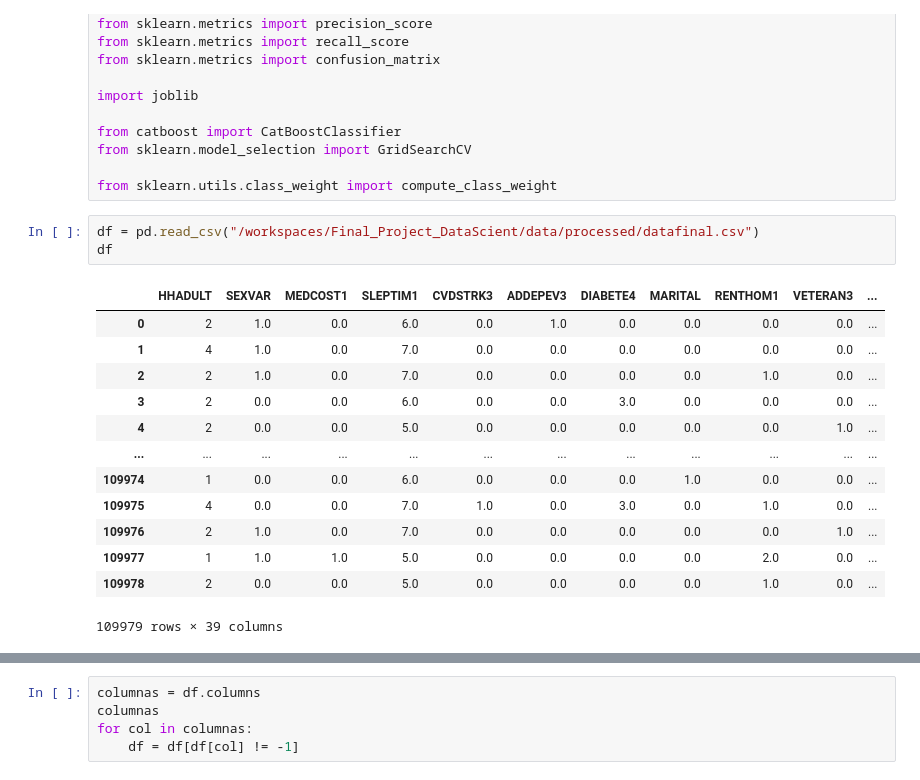
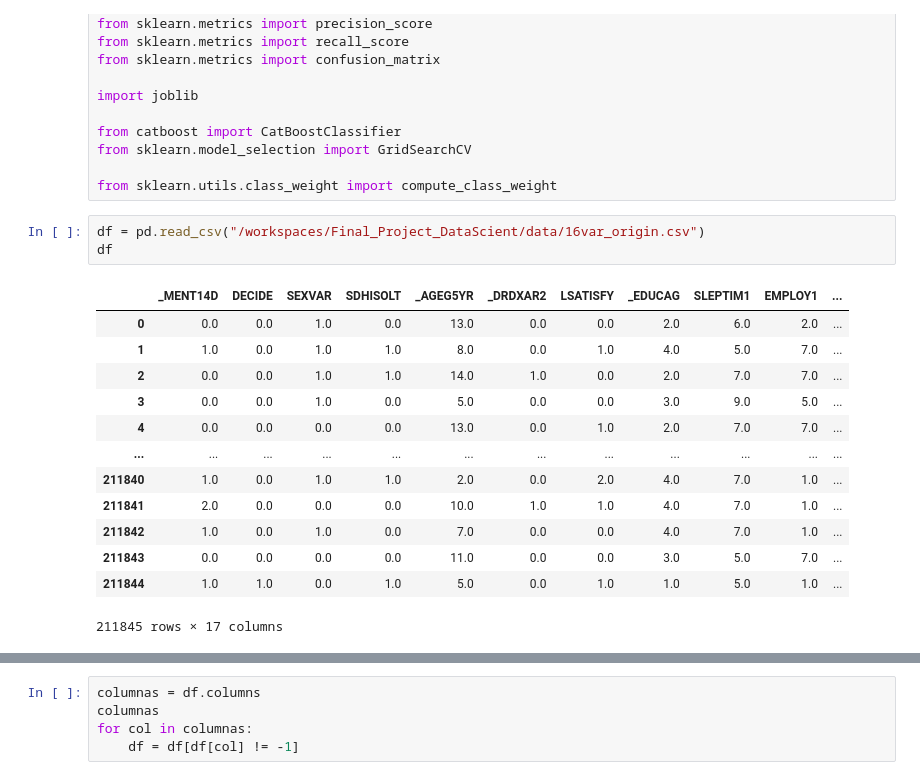
Before and after one commit to MariaDe96/Final_Project_DataScient, a Jupyter notebook: src/4_Modelo_final.ipynb, the cells around one changed output, grey strips where cells are left out. Saved outputs shown, nothing was run; the diff lists cells and outputs as text.

```diff
--- a/src/4_Modelo_final.ipynb
+++ b/src/4_Modelo_final.ipynb
@@ -20,19 +20,19 @@ from sklearn.model_selection import GridSearchCV
 
 from sklearn.utils.class_weight import compute_class_weight
 # %%
-df = pd.read_csv("/workspaces/Final_Project_DataScient/data/processed/datafinal.csv")
+df = pd.read_csv("/workspaces/Final_Project_DataScient/data/16var_origin.csv")
 df
 # %% [output]
-|  | HHADULT | SEXVAR | MEDCOST1 | SLEPTIM1 | CVDSTRK3 | ADDEPEV3 | DIABETE4 | MARITAL | RENTHOM1 | VETERAN3 | ... |
-| 0 | 2 | 1.0 | 0.0 | 6.0 | 0.0 | 1.0 | 0.0 | 0.0 | 0.0 | 0.0 | ... |
-| 1 | 4 | 1.0 | 0.0 | 7.0 | 0.0 | 0.0 | 0.0 | 0.0 | 0.0 | 0.0 | ... |
-| 2 | 2 | 1.0 | 0.0 | 7.0 | 0.0 | 0.0 | 0.0 | 0.0 | 1.0 | 0.0 | ... |
-| 3 | 2 | 0.0 | 0.0 | 6.0 | 0.0 | 0.0 | 3.0 | 0.0 | 0.0 | 0.0 | ... |
-| 4 | 2 | 0.0 | 0.0 | 5.0 | 0.0 | 0.0 | 0.0 | 0.0 | 0.0 | 1.0 | ... |
+|  | _MENT14D | DECIDE | SEXVAR | SDHISOLT | _AGEG5YR | _DRDXAR2 | LSATISFY | _EDUCAG | SLEPTIM1 | EMPLOY1 | ... |
+| 0 | 0.0 | 0.0 | 1.0 | 0.0 | 13.0 | 0.0 | 0.0 | 2.0 | 6.0 | 2.0 | ... |
+| 1 | 1.0 | 0.0 | 1.0 | 1.0 | 8.0 | 0.0 | 1.0 | 4.0 | 5.0 | 7.0 | ... |
+| 2 | 0.0 | 0.0 | 1.0 | 1.0 | 14.0 | 1.0 | 0.0 | 2.0 | 7.0 | 7.0 | ... |
+| 3 | 0.0 | 0.0 | 1.0 | 0.0 | 5.0 | 0.0 | 0.0 | 3.0 | 9.0 | 5.0 | ... |
+| 4 | 0.0 | 0.0 | 0.0 | 0.0 | 13.0 | 0.0 | 1.0 | 2.0 | 7.0 | 7.0 | ... |
 | ... | ... | ... | ... | ... | ... | ... | ... | ... | ... | ... | ... |
-| 109974 | 1 | 0.0 | 0.0 | 6.0 | 0.0 | 0.0 | 0.0 | 1.0 | 0.0 | 0.0 | ... |
-| 109975 | 4 | 0.0 | 0.0 | 7.0 | 1.0 | 0.0 | 3.0 | 0.0 | 1.0 | 0.0 | ... |
-| 109976 | 2 | 1.0 | 0.0 | 7.0 | 0.0 | 0.0 | 0.0 | 0.0 | 0.0 | 1.0 | ... |
-| 109977 | 1 | 1.0 | 1.0 | 5.0 | 0.0 | 0.0 | 0.0 | 0.0 | 2.0 | 0.0 | ... |
-| 109978 | 2 | 0.0 | 0.0 | 5.0 | 0.0 | 0.0 | 0.0 | 0.0 | 1.0 | 0.0 | ... |
+| 211840 | 1.0 | 0.0 | 1.0 | 1.0 | 2.0 | 0.0 | 2.0 | 4.0 | 7.0 | 1.0 | ... |
+| 211841 | 2.0 | 0.0 | 0.0 | 0.0 | 10.0 | 1.0 | 1.0 | 4.0 | 7.0 | 1.0 | ... |
+| 211842 | 1.0 | 0.0 | 1.0 | 0.0 | 7.0 | 0.0 | 0.0 | 4.0 | 7.0 | 1.0 | ... |
+| 211843 | 0.0 | 0.0 | 0.0 | 0.0 | 11.0 | 0.0 | 0.0 | 3.0 | 5.0 | 7.0 | ... |
+| 211844 | 1.0 | 1.0 | 0.0 | 1.0 | 5.0 | 0.0 | 1.0 | 1.0 | 5.0 | 1.0 | ... |
-109979 rows × 39 columns
+211845 rows × 17 columns
```
Also changed, not shown: parts of 9 cells of this notebook, 11 other files.
